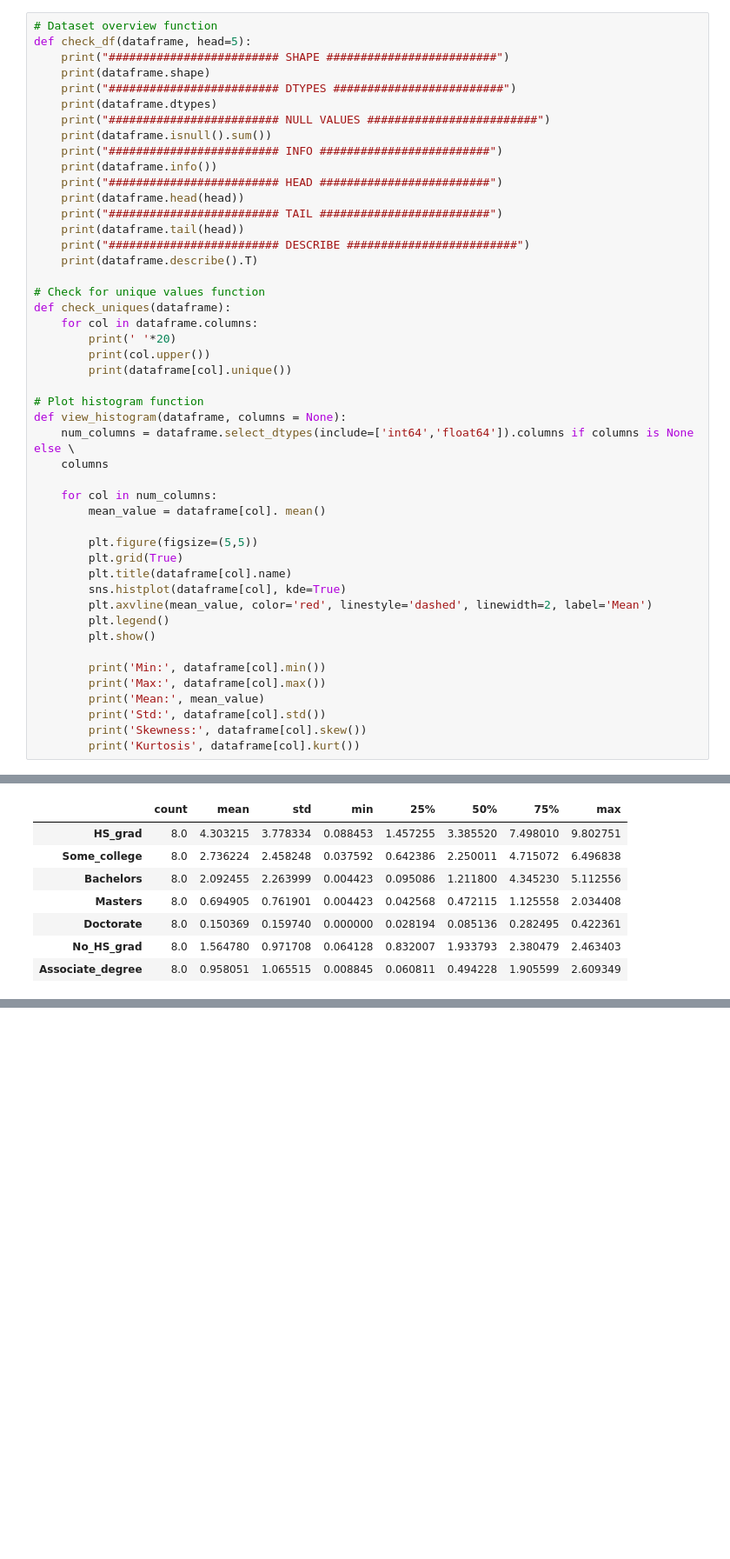
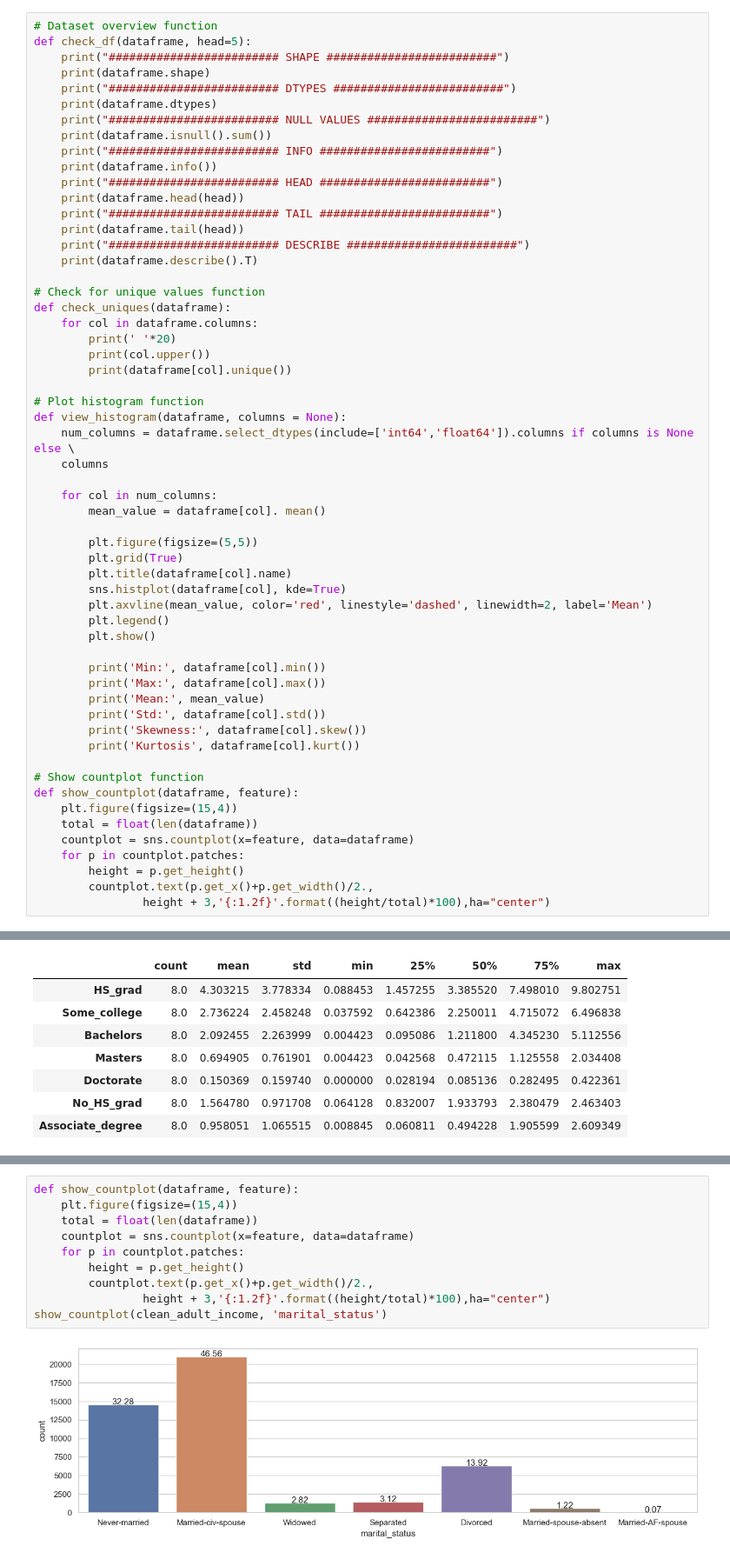
Before and after one commit to Kiril-Lazarov/Artificial-Intelligence, a Jupyter notebook: My Projects/Adult-Income Dataset.ipynb, the cells around one changed output, grey strips where cells are left out. Shown at 87% size. Cells and saved outputs as stored; diff of their text form; blank space fills up the shorter version.

Commit message:
Deleted education chart from Age - Education section and started Age - Marital status section

```diff
--- a/My Projects/Adult-Income Dataset.ipynb
+++ b/My Projects/Adult-Income Dataset.ipynb
@@ -55,6 +55,16 @@ def view_histogram(dataframe, columns = None):
         print('Std:', dataframe[col].std())
         print('Skewness:', dataframe[col].skew())
         print('Kurtosis', dataframe[col].kurt())
+
+# Show countplot function
+def show_countplot(dataframe, feature):
+    plt.figure(figsize=(15,4))
+    total = float(len(dataframe))
+    countplot = sns.countplot(x=feature, data=dataframe)
+    for p in countplot.patches:
+        height = p.get_height()
+        countplot.text(p.get_x()+p.get_width()/2.,
+                height + 3,'{:1.2f}'.format((height/total)*100),ha="center")
 # %% [markdown]
 # Adult Income Dataset
 # %% [markdown]
@@ -549,0 +527,12 @@ The distribution of educational degrees across age groups as a whole follows the
+# %%
+def show_countplot(dataframe, feature):
+    plt.figure(figsize=(15,4))
+    total = float(len(dataframe))
+    countplot = sns.countplot(x=feature, data=dataframe)
+    for p in countplot.patches:
+        height = p.get_height()
+        countplot.text(p.get_x()+p.get_width()/2.,
+                height + 3,'{:1.2f}'.format((height/total)*100),ha="center")
+show_countplot(clean_adult_income, 'marital_status')
+# %% [output]
+[figure, added]
```
Also changed, not shown: parts of 10 cells of this notebook.
